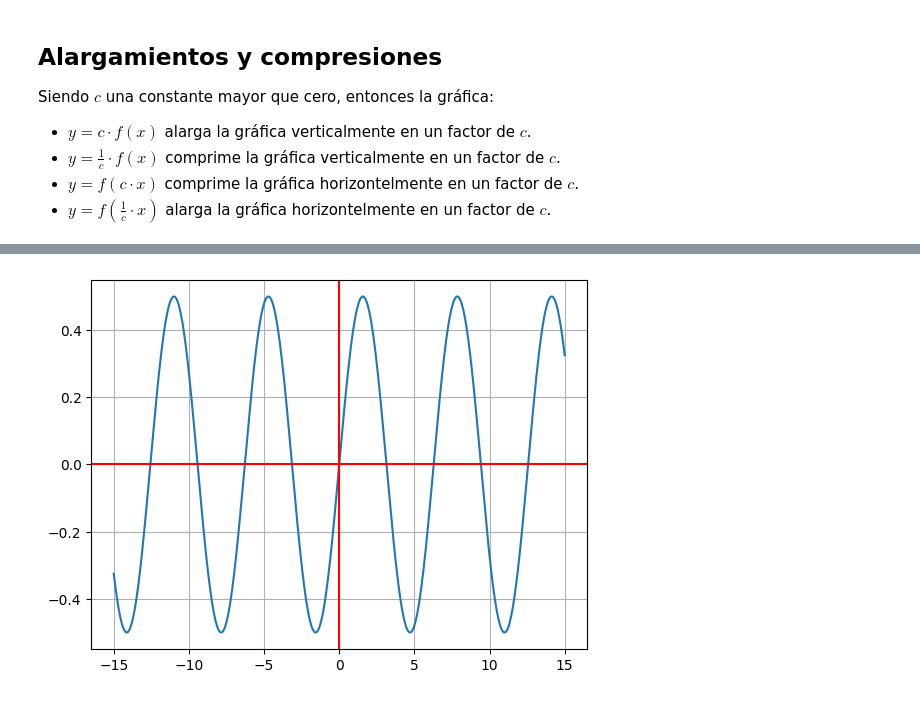
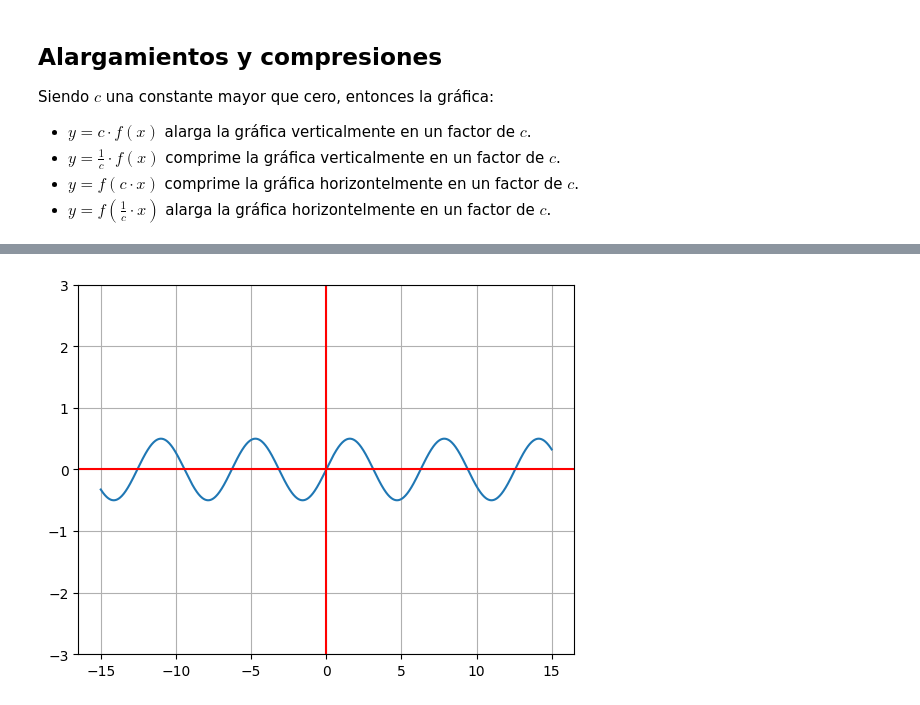
Before and after one commit to SergioDLezama/Funciones-Algebraicas-Platzi, a Jupyter notebook: 12_manipular_funciones.ipynb, the cells around one changed output, grey strips where cells are left out. Saved outputs shown, nothing was run; the diff lists cells and outputs as text; code cells hidden in the pictures.

```diff
--- a/12_manipular_funciones.ipynb
+++ b/12_manipular_funciones.ipynb
@@ -218,28 +220,29 @@ plt.show()
 # %%
 # Definimos la cantidad de puntos para la grafica
 N = 1000
 
 # Definimos la funcion.
 def f(x):
     return np.sin(x)
 
 # Definimos el valor de C
 c = 2
 
 # Definimos el valor de X
 x = np.linspace(-15,15, num=N)
 
-# Definimos Y lo multiplicamos por C para comprimir la grafica verticalmente
+# Definimos Y lo multiplicamos por (1/C) para comprimir la grafica verticalmente
 y = (1/c)*f(x)
 
 # Definimos el plot y dos lineas
 fig, ax = plt.subplots()
 ax.plot(x,y)
 ax.grid()
 ax.axhline(y=0, color='r')
 ax.axvline(x=0, color='r')
+ax.set_ylim(-3,3)
 
-# Funcion alargada
+# Funcion comprimida verticalmente
 plt.show()
 # %% [output]
-[figure, old version]
+[figure, new version]
```
Also changed, not shown: parts of 10 cells of this notebook.
